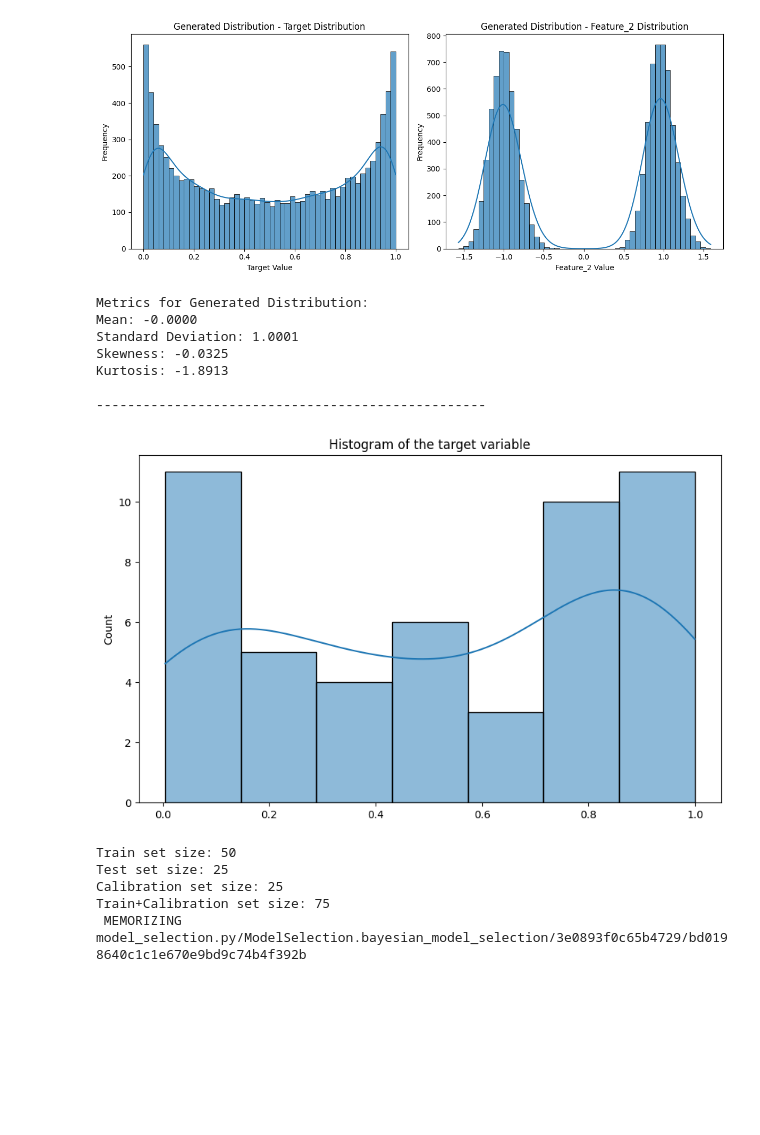
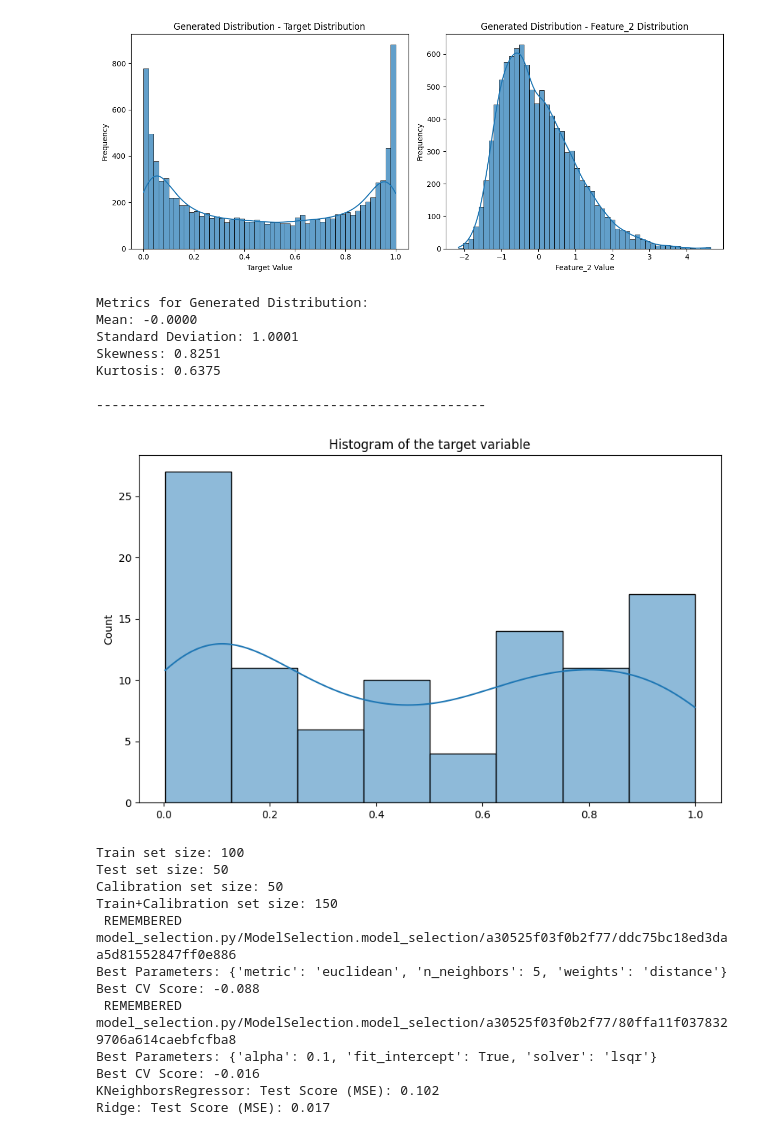
Before and after one commit to simonlanngren/Conformal-Predictive-Decision-Making, a Jupyter notebook: notebooks/Experiment_template.ipynb, the cells around one changed output. Saved outputs shown, nothing was run; the diff lists cells and outputs as text; code cells hidden in the pictures; blank space fills up the shorter version.

Commit message:
model selection solved

```diff
--- a/notebooks/Experiment_template.ipynb
+++ b/notebooks/Experiment_template.ipynb
@@ -16,9 +16,9 @@ df_params = {
     'N': 10000,
     'F': 20,
     'skewness': 5,
-    'kurtosis_change': True,
+    'kurtosis_change': False,
     'kurtosis_scale': 5,
-    'mixture': True,
+    'mixture': False,
     'bimodal_separation': 15,
     'scaled': True,
 }
@@ -32,7 +32,7 @@ utility_dict = {
 }
 
 # Size of subset to be drawn from dataset
-subset_size = 100
+subset_size = 200
 
 # Confidence level
 epsilon = 0.05
@@ -43,14 +43,29 @@ datasplit_dict = {
     'test_cal': 0.5,    # XX% of data goes to test
 }
 
+grid_search_space = {
+    'knn': {
+        'n_neighbors': list(range(1, 50)),  # try k = 1 to 20
+        'weights': ['uniform', 'distance'],
+        'metric': ['euclidean', 'manhattan', 'minkowski']
+    },
+    'ridge': {
+        'alpha': [0.01, 0.1, 1.0, 10.0, 100.0],  # regularization strength
+        'fit_intercept': [True, False],
+        'solver': ['auto', 'svd', 'cholesky', 'lsqr', 'sparse_cg'],
+    }
+}
+
 config_dict = {
     'mode': "Inductive",
     'knn': True,
     'ridge': True,
-    'gp': True,
-    'bayesian_ridge': True,
+    'gp': False,
+    'bayesian_ridge': False,
     'optimal': True,
-    'predictive': False
+    'predictive': True,
+    'model_selection': True,
+    'grid_search_space': grid_search_space
 }
 
 # Instantiate and run Main class
@@ -66,14 +81,21 @@ Bimodality: True
-[figure, old version]
+[figure, new version]
 Metrics for Generated Distribution:
 Mean: -0.0000
 Standard Deviation: 1.0001
-Skewness: -0.0325
-Kurtosis: -1.8913
+Skewness: 0.8251
+Kurtosis: 0.6375
 
 --------------------------------------------------
-[figure, old version]
+[figure, new version]
-Train set size: 50
-Test set size: 25
-Calibration set size: 25
-Train+Calibration set size: 75
- MEMORIZING  model_selection.py/ModelSelection.bayesian_model_selection/3e0893f0c65b4729/bd0198640c1c1e670e9bd9c74b4f392b
+Train set size: 100
+Test set size: 50
+Calibration set size: 50
+Train+Calibration set size: 150
+ REMEMBERED  model_selection.py/ModelSelection.model_selection/a30525f03f0b2f77/ddc75bc18ed3daa5d81552847ff0e886
+Best Parameters: {'metric': 'euclidean', 'n_neighbors': 5, 'weights': 'distance'}
+Best CV Score: -0.088
+ REMEMBERED  model_selection.py/ModelSelection.model_selection/a30525f03f0b2f77/80ffa11f0378329706a614caebfcfba8
+Best Parameters: {'alpha': 0.1, 'fit_intercept': True, 'solver': 'lsqr'}
+Best CV Score: -0.016
+KNeighborsRegressor: Test Score (MSE): 0.102
+Ridge: Test Score (MSE): 0.017
```
Also changed, not shown: parts of 1 cell of this notebook, 1 other file.
